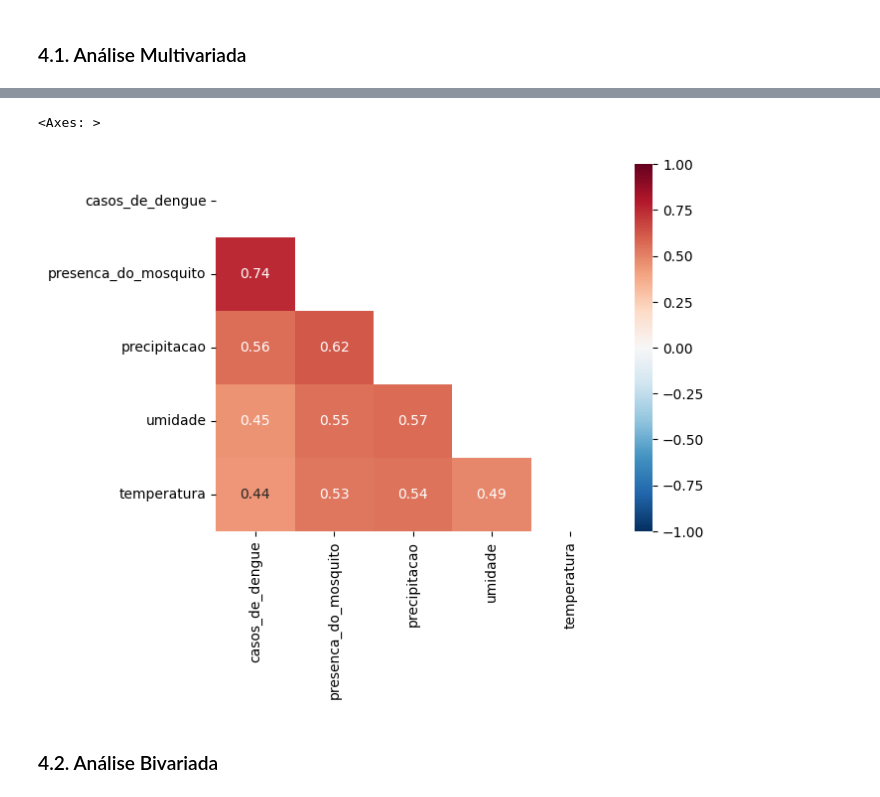
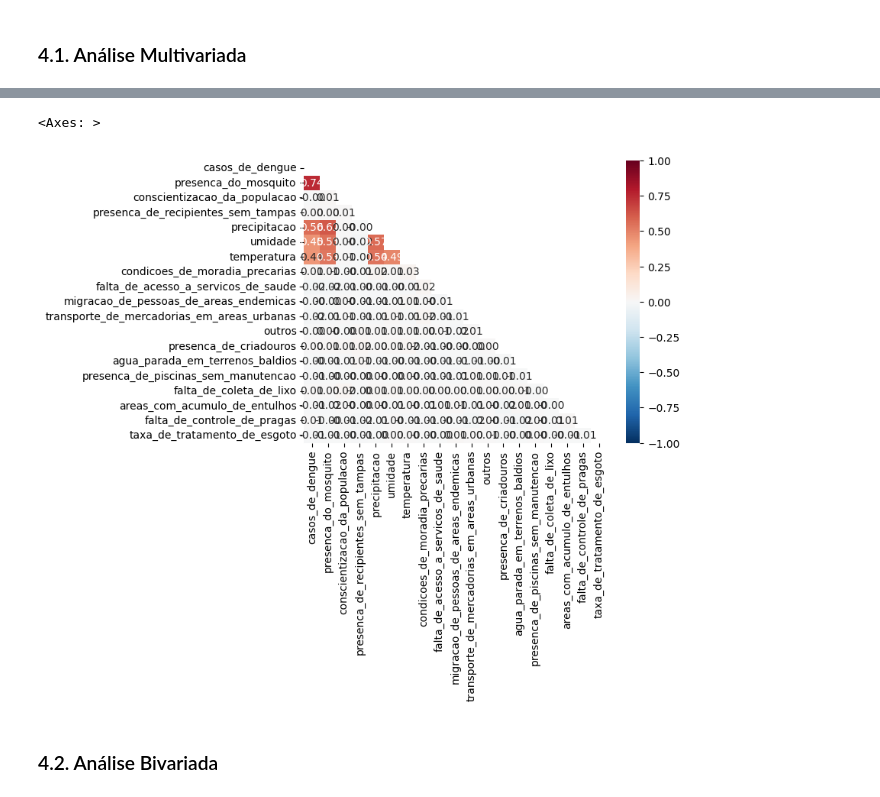
Before and after one commit to paulawehdorn/prever_casos_de_dengue, a Jupyter notebook: notebooks/prever_casos_de_dengue_v02.ipynb, the cells around one changed output, grey strips where cells are left out. Cells and saved outputs as stored; diff of their text form; code cells hidden in the pictures.

```diff
--- a/notebooks/prever_casos_de_dengue_v02.ipynb
+++ b/notebooks/prever_casos_de_dengue_v02.ipynb
@@ -338,12 +405,11 @@ Colunas selecionadas:
 - Categóricas: 'status' -
 - Data: 'date'
 # %%
-colunas_int = ['presenca_do_mosquito',
+int_columns = ['presenca_do_mosquito',
                'conscientizacao_da_populacao',
-               'presenca_de_recipientes_sem_tampas',
-               'id']
+               'presenca_de_recipientes_sem_tampas']
 
-colunas_float = ['precipitacao',
+float_columns = ['precipitacao',
                  'umidade',
                  'temperatura',
                  'condicoes_de_moradia_precarias',
@@ -359,9 +425,9 @@ colunas_float = ['precipitacao',
                  'falta_de_controle_de_pragas',
                  'taxa_de_tratamento_de_esgoto']
 
-categorical_rows = ['status']
+categorical_columns = ['status']
 
-target_row = ['casos_de_dengue']
+TARGET_COLUMN = ['casos_de_dengue']
 # %%
 # Fazer uma cópia do dataframe original
 df = df_raw.copy()
@@ -373,16 +439,10 @@ df.columns = rename_columns(df.columns)
 df = df.drop_duplicates().reset_index(drop=True)
 
 # Selecionar colunas
-colunas_int = ['presenca_do_mosquito']
-
-colunas_float = ['precipitacao',
-                 'umidade',
-                 'temperatura']
-
-colunas_numericas = colunas_int + colunas_float # + categorical_rows
-
-selected_rows = ['date'] + colunas_numericas
+numeric_columns = int_columns + float_columns
+selected_columns = ['date'] + numeric_columns + categorical_columns
 # %%
 # Limpar dataframe completo
-df_cleaned, idx_nans = data_cleaning(df[target_row + selected_rows], colunas_float, target_row + colunas_int)
+df_cleaned, idx_nans = data_cleaning(df[TARGET_COLUMN + selected_columns], float_columns, TARGET_COLUMN + int_columns, categorical_columns)
+df.isna().sum()
 # %% [output]
@@ -447,7 +521,7 @@ df_featured = feature_engineering(df_cleaned)
 - Identificar os outliers da variável dependente;
 - Período selecionado: Por semanas do ano.
 # %%
-df_featured, total_outliers = outlier_identifier(df_featured, 'presenca_do_mosquito')
+#df_featured, total_outliers = outlier_identifier(df_featured, 'presenca_do_mosquito')
 print("Número de outliers baixos:", total_outliers[0])
 print("Número de outliers altos:", total_outliers[1])
 df_featured.head()
@@ -569,12 +660,12 @@ plt.show()
 # %%
-dfc = df_featured[target_row + colunas_numericas].corr()
+dfc = df_featured[TARGET_COLUMN + numeric_columns].corr()
 mask  = np.zeros(dfc.shape).astype(bool)
 mask[np.triu_indices_from(mask)] = True
 
 sns.heatmap(dfc, annot=True, fmt='.2f', center=0, vmax=1, vmin=-1, cmap='RdBu_r', mask=mask)
 # %% [output]
 <Axes: >
-[figure, old version]
+[figure, new version]
 # %% [markdown]
 ### 4.2. Análise Bivariada
 # %%
```
Also changed, not shown: parts of 61 cells of this notebook, 4 other files.
